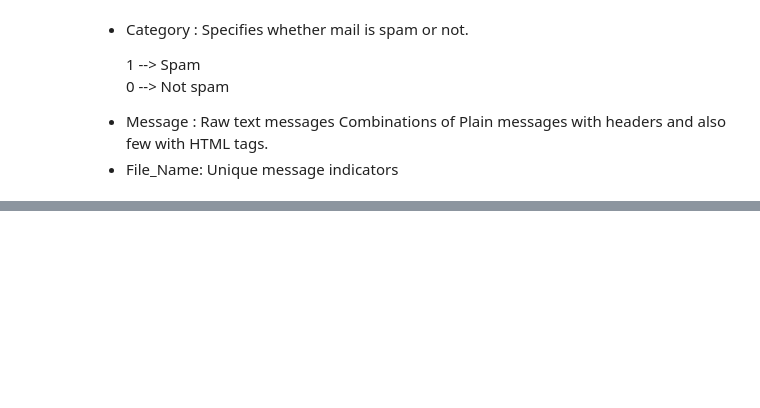
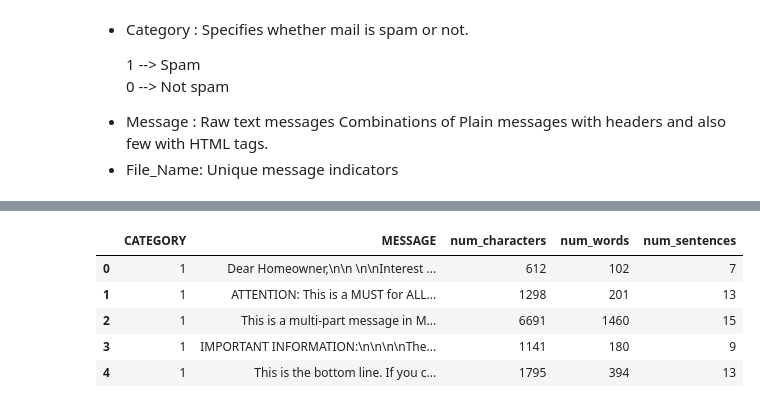
Before and after one commit to Melodyellinn/Projet_NLP, a Jupyter notebook: NLP/notebook_EDA.ipynb, the cells around one changed output, grey strips where cells are left out. Saved outputs shown, nothing was run; the diff lists cells and outputs as text; code cells hidden in the pictures; blank space fills up the shorter version.

```diff
--- a/NLP/notebook_EDA.ipynb
+++ b/NLP/notebook_EDA.ipynb
@@ -283,0 +173,9 @@ Accuracy of LightGBM Model: 98.79310344827587 %
+# %%
+df.head()
+# %% [output]
+|  | CATEGORY | MESSAGE | num_characters | num_words | num_sentences |
+| 0 | 1 | Dear Homeowner,\n\n \n\nInterest ... | 612 | 102 | 7 |
+| 1 | 1 | ATTENTION: This is a MUST for ALL... | 1298 | 201 | 13 |
+| 2 | 1 | This is a multi-part message in M... | 6691 | 1460 | 15 |
+| 3 | 1 | IMPORTANT INFORMATION:\n\n\n\nThe... | 1141 | 180 | 9 |
+| 4 | 1 | This is the bottom line. If you c... | 1795 | 394 | 13 |
```
Also changed, not shown: parts of 58 cells of this notebook, 16 other files.
